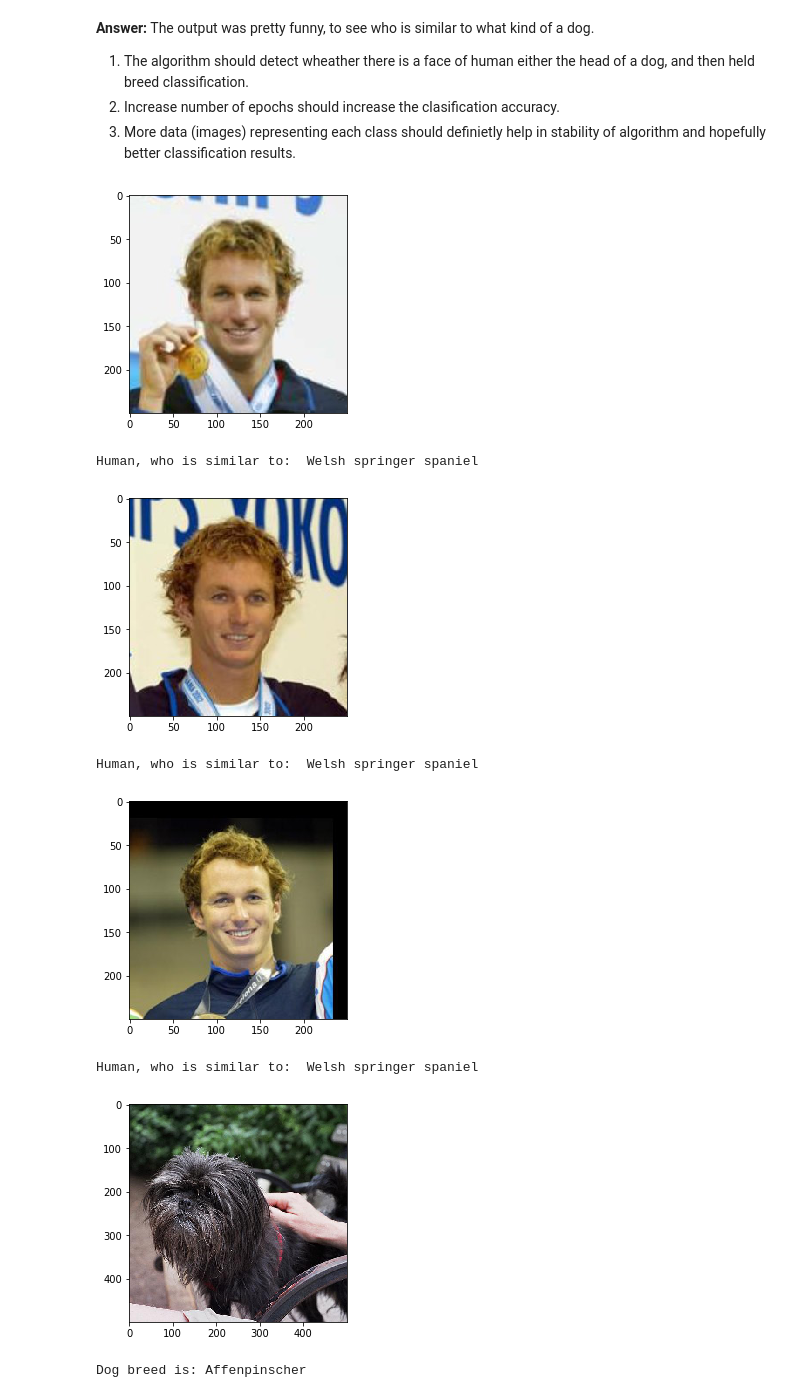
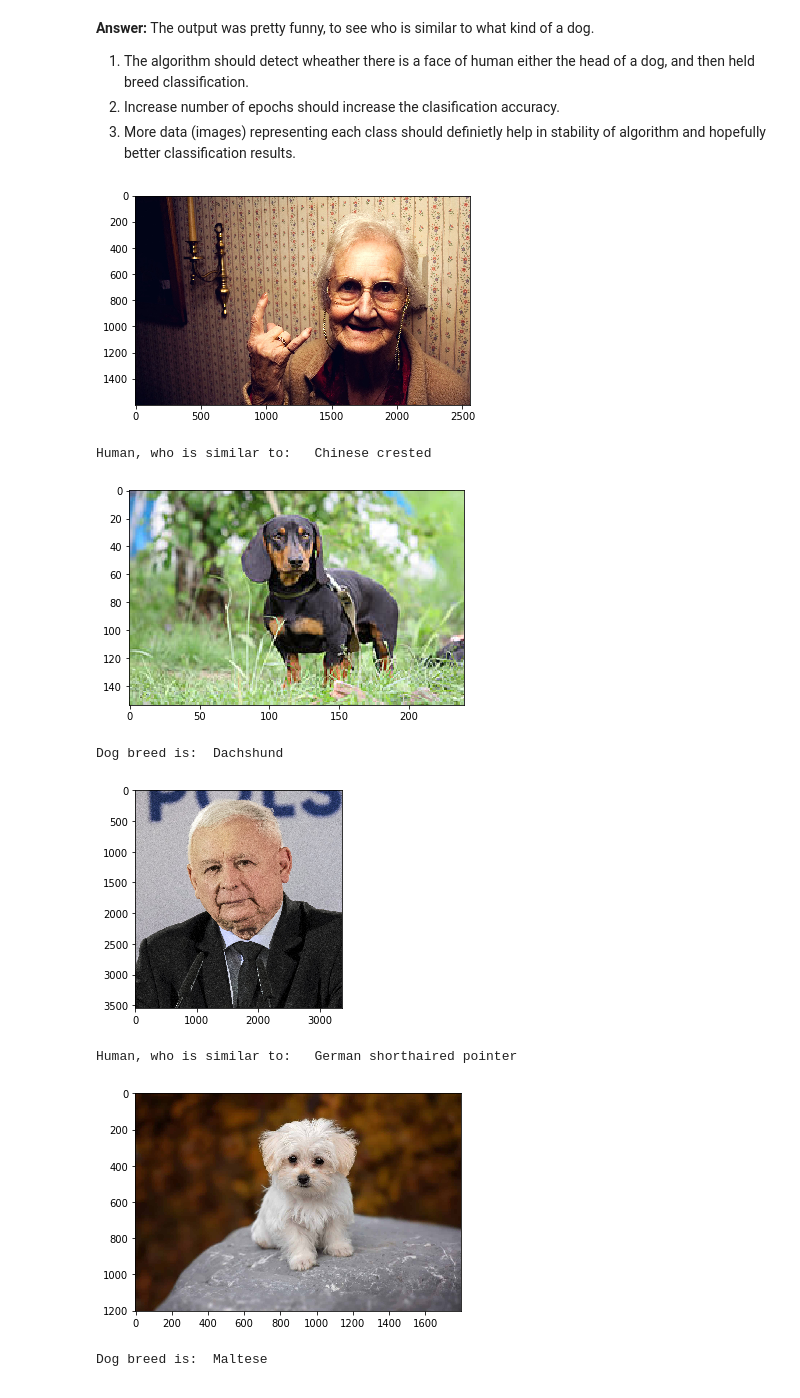
Before and after one commit to DariaHem/dog-classification, a Jupyter notebook: dog_app.ipynb, the cells around one changed output. Drawn from its saved outputs; the diff is of its cells as text; code cells hidden in the pictures.

```diff
--- a/dog_app.ipynb
+++ b/dog_app.ipynb
@@ -465,12 +488,13 @@ ImageFile.LOAD_TRUNCATED_IMAGES = True
 def train(n_epochs, loaders, model, optimizer, criterion, use_cuda, save_path):
     """returns trained model"""
     # initialize tracker for minimum validation loss
-    valid_loss_min = np.inf
+    valid_loss_min = np.Inf
 
     for epoch in range(1, n_epochs+1):
         # initialize variables to monitor training and validation loss
         train_loss = 0.0
         valid_loss = 0.0
+
         ###################
         # train the model #
         ###################
@@ -479,31 +503,45 @@ def train(n_epochs, loaders, model, optimizer, criterion, use_cuda, save_path):
             # move to GPU
             if use_cuda:
                 data, target = data.cuda(), target.cuda()
-                model.to('cuda')
             ## find the loss and update the model parameters accordingly
             ## record the average training loss, using something like
             ## train_loss = train_loss + ((1 / (batch_idx + 1)) * (loss.data - train_loss))
+
+            # clear the gradients of all optimized variables
             optimizer.zero_grad()
+            # forward pass: compute predicted outputs by passing inputs to the model
             output = model(data)
-            loss = criterion(output,target)
+            # calculate the batch loss
+            loss = criterion(output, target)
+            # backward pass: compute gradient of the loss with respect to model parameters
             loss.backward()
+            # perform a single optimization step (parameter update)
             optimizer.step()
-            train_loss = train_loss + ((1 / (batch_idx + 1)) * (loss.data - train_loss))
+            # update training loss
+            train_loss += loss.item()*data.size(0)
+
+
+
         ######################
         # validate the model #
         ######################
         model.eval()
         for batch_idx, (data, target) in enumerate(loaders['valid']):
-            accuracy=0
             # move to GPU
             if use_cuda:
                 data, target = data.cuda(), target.cuda()
             ## update the average validation loss
-            logps = model(data)
-            loss = criterion(logps, target)
 
-            valid_loss += ((1 / (batch_idx + 1)) * (loss.data - valid_loss))
+            # forward pass: compute predicted outputs by passing inputs to the model
+            output = model(data)
+            # calculate the batch loss
+            loss = criterion(output, target)
+            # update average validation loss
+            valid_loss += loss.item()*data.size(0)
 
+        # calculate average losses
+        train_loss = train_loss/len(loaders['train'].dataset)
+        valid_loss = valid_loss/len(loaders['valid'].dataset)
 
 
         # print training/validation statistics
@@ -518,7 +556,14 @@ def train(n_epochs, loaders, model, optimizer, criterion, use_cuda, save_path):
             print('Validation loss decreased ({:.6f} --> {:.6f}).  Saving model ...'.format(
             valid_loss_min,
             valid_loss))
-            torch.save(model.state_dict(), 'model_transfer.pt')
+            torch.save(model.state_dict(), save_path)
             valid_loss_min = valid_loss
     # return trained model
     return model
+
+
+# train the model
+model_scratch = train(10, loaders_scratch, model_scratch, optimizer_scratch, criterion_scratch, use_cuda, 'model_scratch.pt')
+
+# load the model that got the best validation accuracy
+model_scratch.load_state_dict(torch.load('model_scratch.pt'))
@@ -875,18 +926,19 @@ __Answer:__ The output was pretty funny, to see who is similar to what kind of a
 # %%
 ## TODO: Execute your algorithm from Step 6 on
 ## at least 6 images on your computer.
 ## Feel free to use as many code cells as needed.
 
 ## suggested code, below
+test_photos = np.array(glob("test_photos/*"))
 
-for file in np.hstack((human_files[3:6], dog_files[3:6])):
+for file in np.hstack(test_photos):
     run_app(file)
 # %% [output]
-[figure, old version]
+[figure, new version]
-Human, who is similar to:  Welsh springer spaniel
+Human, who is similar to:   Chinese crested
-[figure, old version]
+[figure, new version]
-Human, who is similar to:  Welsh springer spaniel
+Dog breed is:  Dachshund
-[figure, old version]
+[figure, new version]
-Human, who is similar to:  Welsh springer spaniel
+Human, who is similar to:   German shorthaired pointer
-[figure, old version]
+[figure, new version]
-Dog breed is: Affenpinscher
+Dog breed is:  Maltese
```
Also changed, not shown: parts of 8 cells of this notebook, 7 other files.
